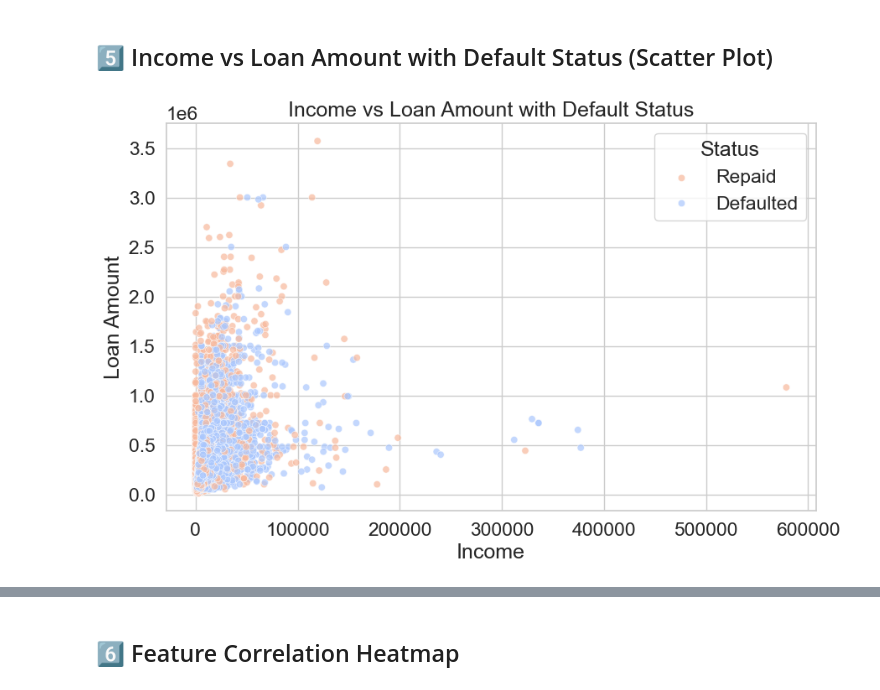
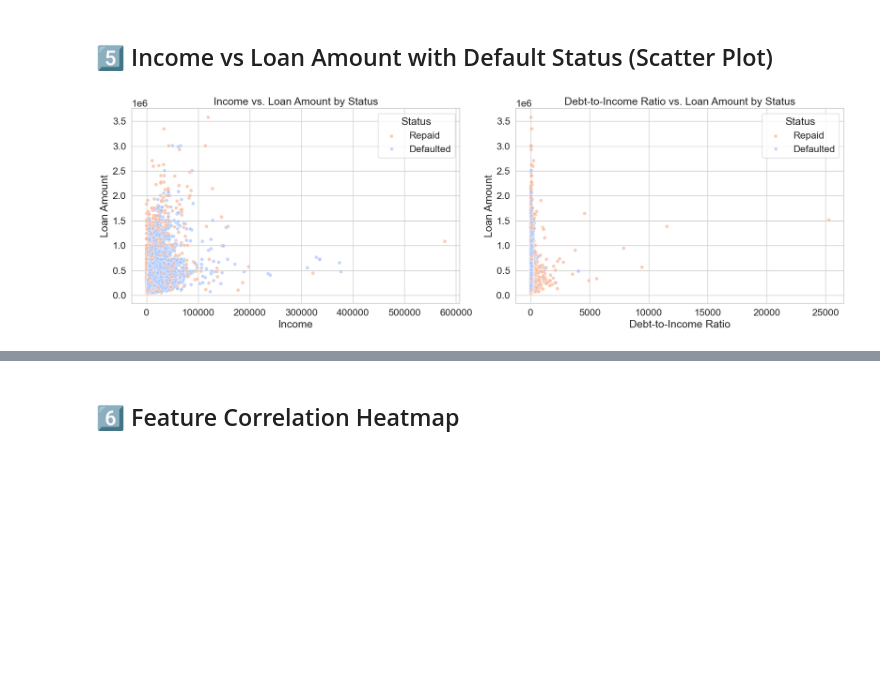
Before and after one commit to thebekhruz/predictive_modelling, a Jupyter notebook: eda/eda.ipynb, the cells around one changed output, grey strips where cells are left out. Drawn from its saved outputs; the diff is of its cells as text; code cells hidden in the pictures; blank space fills up the shorter version.

```diff
--- a/eda/eda.ipynb
+++ b/eda/eda.ipynb
@@ -442,21 +460,50 @@ Passing `palette` without assigning `hue` is deprecated and will be removed in v
 # %%
 """
 # Income vs. Loan Amount by Default Status
 # --------------------------------------------------------------
 # Description: Plots borrower income against loan amount, colored by default status.
 # Insights:
 #  - No clear separation between defaulted (Status = 1) and repaid loans (Status = 0).
 # Evidence:
 #  - Points for both categories overlap across the entire range of income and loan amounts.
 # Action:
 #  - Create derived metrics like debt-to-income (DTI) ratio for better predictive insights.
 """
-plt.figure(figsize=(10,6))
-sns.scatterplot(x="income", y="loan_amount", hue="Status", data=data, alpha=0.7, palette="coolwarm")
-plt.title("Income vs Loan Amount with Default Status")
-plt.xlabel("Income")
-plt.ylabel("Loan Amount")
-plt.legend(title="Status", labels=["Repaid", "Defaulted"])
+
+data["DTI"] = data["loan_amount"] / data["income"]
+
+# Separate by repayment status
+dti_repaid = data[data["Status"] == 1]["DTI"]
+dti_defaulted = data[data["Status"] == 0]["DTI"]
+
+# Create figure
+fig, ax = plt.subplots(1, 2, figsize=(18, 6))
+
+# Income vs. Loan Amount
+sns.scatterplot(x="income", y="loan_amount", hue="Status", data=data, alpha=0.7, palette="coolwarm", ax=ax[0])
+ax[0].set_title("Income vs. Loan Amount by Status")
+ax[0].set_xlabel("Income")
+ax[0].set_ylabel("Loan Amount")
+ax[0].legend(title="Status", labels=["Repaid", "Defaulted"])
+
+# Debt-to-Income Ratio vs. Loan Amount
+sns.scatterplot(x="DTI", y="loan_amount", hue="Status", data=data, alpha=0.7, palette="coolwarm", ax=ax[1])
+ax[1].set_title("Debt-to-Income Ratio vs. Loan Amount by Status")
+ax[1].set_xlabel("Debt-to-Income Ratio")
+ax[1].set_ylabel("Loan Amount")
+ax[1].legend(title="Status", labels=["Repaid", "Defaulted"])
+
+# Show plot
+plt.tight_layout()
 plt.show()
+
+
+# plt.figure(figsize=(10,6))
+# sns.scatterplot(x="income", y="loan_amount", hue="Status", data=data, alpha=0.7, palette="coolwarm")
+# plt.title("Income vs Loan Amount with Default Status")
+# plt.xlabel("Income")
+# plt.ylabel("Loan Amount")
+# plt.legend(title="Status", labels=["Repaid", "Defaulted"])
+# plt.show()
 # %% [output]
-[figure, old version]
+[figure, new version]
```
Also changed, not shown: parts of 17 cells of this notebook.
